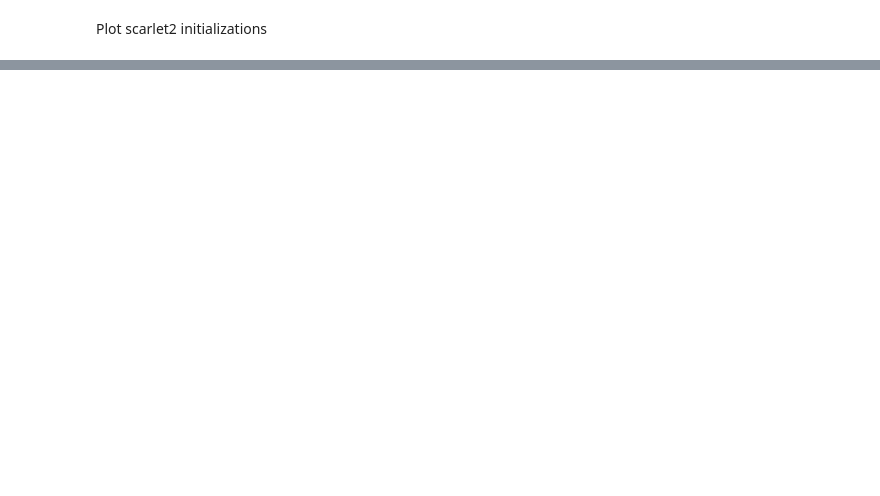
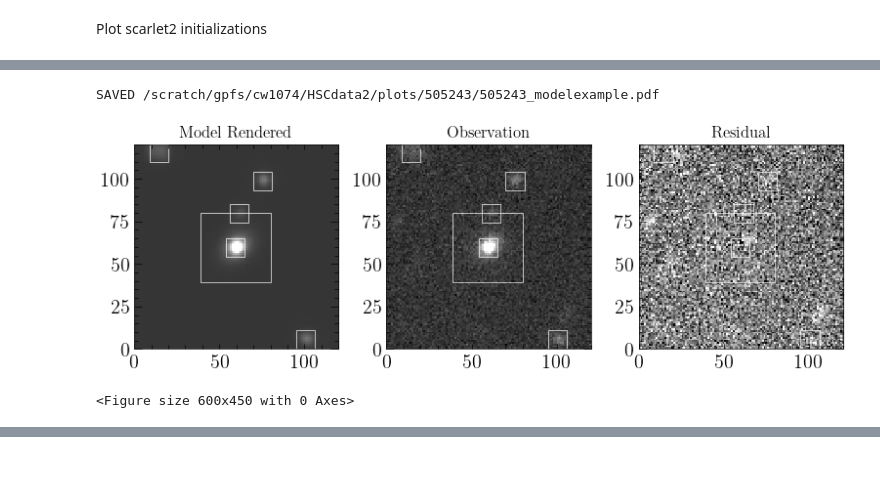
Before and after one commit to charlotteaward/TimeDomainScarlet2, a Jupyter notebook: notebooks/HSC_AGN_example.ipynb, the cells around one changed output, grey strips where cells are left out. Cells and saved outputs as stored; diff of their text form; code cells hidden in the pictures; blank space fills up the shorter version.

```diff
--- a/notebooks/HSC_AGN_example.ipynb
+++ b/notebooks/HSC_AGN_example.ipynb
@@ -157,7 +159,7 @@ def makeCatalog(observations, lvl=3, wave=True):
 
         # Runs SEP detection
     bkg = sep.Background(detect)
-    catalog = sep.extract(detect-bkg.globalback, 5, err=bkg.globalrms)
+    catalog = sep.extract(detect-bkg.globalback,3, err=bkg.globalrms)
     background=[]
     bg_rms=[]
     for obs in observations:
@@ -206,12 +208,13 @@ for band,w in zip(bandall,waves):
             psfs.append(matches[0])
 
     #Select the number of images you wish to model
-    maximg=3
+    maximg=5
     for ind,(img,psf) in enumerate(zip(imageout,psfs)):
         epochs = np.asarray([obs.channels[0][0] for obs in observations])
         if np.sum(epochs==band)>=maximg:
             break
         obs_hdu = fits.open(img)
+
         try:
             mjd = Time(obs_hdu[0].header['DATE-AVG'],format='isot',scale='utc').mjd
         except KeyError:
@@ -261,7 +264,7 @@ for band,w in zip(bandall,waves):
         times.append(mjd)
         obs_sc2 = scarlet2.Observation(jnp.asarray(data_hsc), jnp.asarray(weight_hsc), psf=scarlet2.ArrayPSF(jnp.asarray([psf_hsc0,])),channels=[channel_sc2],wcs=wcs_hsc)
         observations_sc2_init.append(obs_sc2)
-        norms.append(AsinhPercentileNorm(data_hsc,percentiles=[0.01,99.9]))#norms.append(AsinhMapping(minimum=-1, stretch=5, Q=3))
+        norms.append(AsinhPercentileNorm(data_hsc,percentiles=[0.01,95]))#norms.append(AsinhMapping(minimum=-1, stretch=5, Q=3))
 epochs = np.asarray([obs.channels[0][0] for obs in observations])
 bands0,inds0 = np.unique([obs.channels[0][0] for obs in observations],return_index=True)
 bands = epochs[inds0]
@@ -290,7 +316,7 @@ observations_sc2=[]
 for ind,(obs,obs2,bg,back) in enumerate(zip(observations,observations_sc2_init,bgsingle,globalback)):
     #obs.weights = np.ones(obs.shape) / (bg)[:, None, None]
     #Store norm based on observation data
-    normsingle.append(LinearPercentileNorm(obs.data,percentiles=[0.1, 99.9]))
+    normsingle.append(LinearPercentileNorm(obs.data,percentiles=[0.01, 99.8]))
     obs.data = obs.data-back
     obs_sc2 = scarlet2.Observation(jnp.asarray(obs.data), jnp.asarray(obs.weights), psf=scarlet2.ArrayPSF(jnp.asarray(obs.psf.get_model())),channels=[channels_sc2[ind]],wcs=wcs_hsc)
     observations_sc2.append(obs_sc2)
@@ -327,7 +366,7 @@ for obs in observations_sc2:
 Initialize the scarlet2 morphologies based on scarlet1:
 # %%
 from galaxygrad import HSC_ScoreNet32
-
+print(indtransient)
 stepnum=2000
 gal_step = 2e-3
 AGN_step = 2e-3
@@ -364,16 +403,17 @@ with scarlet2.Scene(model_frame_sc2) as scene:
             flux = np.asarray(initialization.pixel_spectrum(observations_sc2, center))[:,0][inds0]
 
             sersic = scarlet2.SersicMorphology(
-                                        center = jnp.asarray(np.asfarray(center)),
+                                        center = jnp.asarray(np.asfarray(centerpix)),
                                         ellipticity = jnp.asarray([0.1,0.1]),
-                                        size= jnp.asarray(3.0),
+                                        size= jnp.asarray(4.0),
                                         n=jnp.asarray(1.5),
                         )
             scarlet2.Source(
-                center,
+                centerpix,
                 scarlet2.StaticArraySpectrum(jnp.asarray(flux),filters=bandall) ,sersic)
 
         else:
+
             print('Making other galaxy')
             flux = jnp.asarray(np.asarray(initialization.pixel_spectrum(observations_sc2, center))[:,0][inds0])
             try:
@@ -435,16 +502,23 @@ scene_ = scene.fit(observations_sc2, parameters,max_iter=stepnum, e_rel=1e-6, sc
 # %%
 scarlet2.plot.scene(
     scene_,
     observation=np.asarray(observations_sc2)[0],
     norm=np.asarray(normsingle)[0],
     channel_map=None,
     show_model=False,
     show_observed=True,
     show_rendered=True,
     show_residual=True,
-    add_labels=True,
+    add_labels=False,
     add_boxes=True,
     linear=True,
+    fig_kwargs={'figsize':(7.9,2.9)}
 )
+plt.savefig(plotdir+'/'+srcname+'_modelexample.pdf')
+print('SAVED',plotdir+'/'+srcname+'_modelexample.pdf')
 plt.show()
 plt.clf()
+# %% [output]
+SAVED /scratch/gpfs/cw1074/HSCdata2/plots/505243/505243_modelexample.pdf
+[figure, added]
+<Figure size 600x450 with 0 Axes>
```
Also changed, not shown: parts of 9 cells of this notebook, 1 other file.
